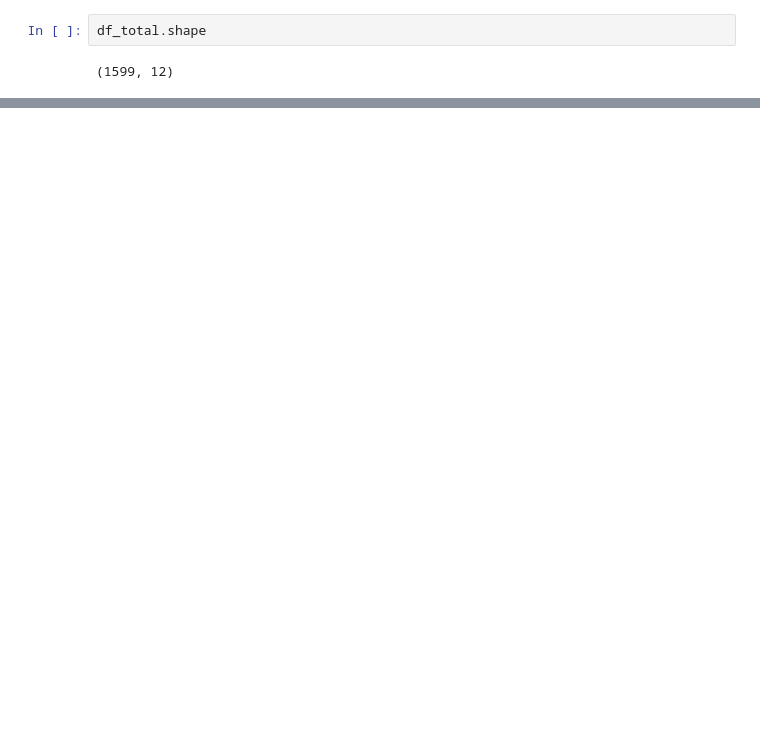
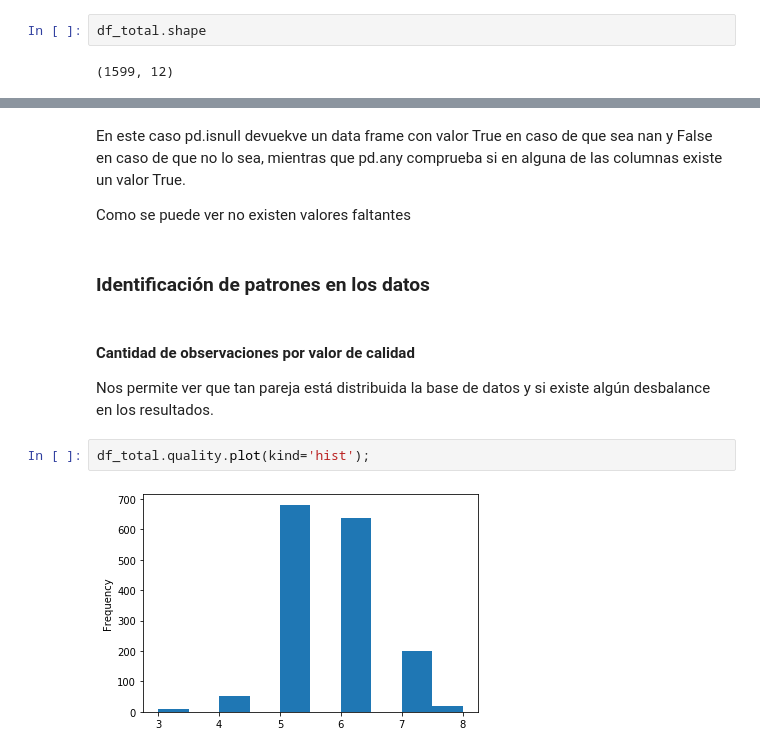
Before and after one commit to ElSeaCL/kaggle_redwine, a Jupyter notebook: code/red_wine_EDA.ipynb, the cells around one changed output, grey strips where cells are left out. Drawn from its saved outputs; the diff is of its cells as text; blank space fills up the shorter version.

```diff
--- a/code/red_wine_EDA.ipynb
+++ b/code/red_wine_EDA.ipynb
@@ -69,0 +156,13 @@ df_total.isnull()
+# %% [markdown]
+En este caso pd.isnull devuekve un data frame con valor True en caso de que sea nan y False en caso de que no lo sea, mientras que pd.any comprueba si en alguna de las columnas existe un valor True.
+
+Como se puede ver no existen valores faltantes
+# %% [markdown]
+### Identificación de patrones en los datos
+# %% [markdown]
+#### Cantidad de observaciones por valor de calidad
+Nos permite ver que tan pareja está distribuida la base de datos y si existe algún desbalance en los resultados.
+# %%
+df_total.quality.plot(kind='hist');
+# %% [output]
+[figure, added]
```
Also changed, not shown: parts of 60 cells of this notebook.
